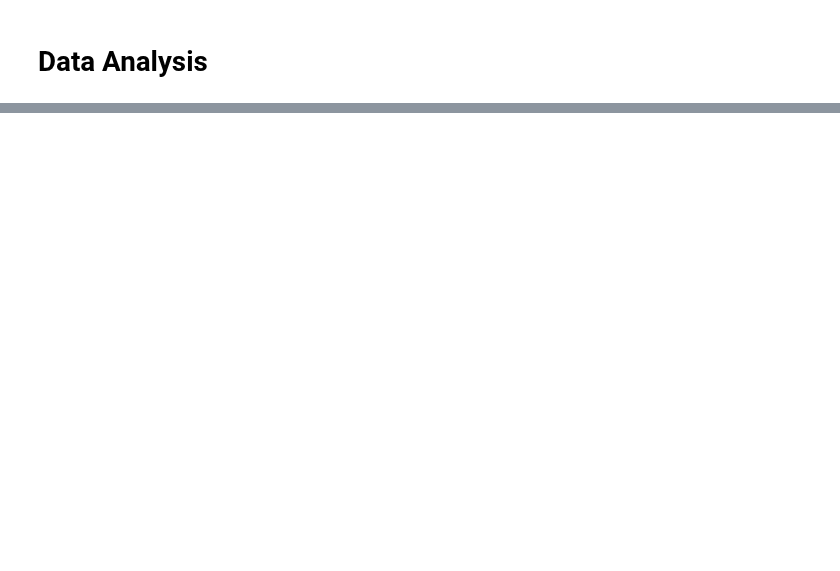
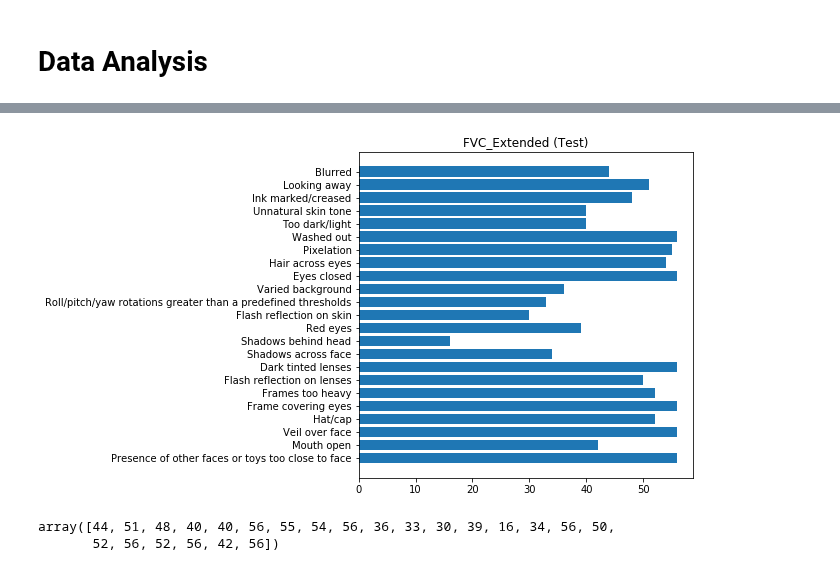
Before and after one commit to arnaldog12/icaonet, a Jupyter notebook: DataAnalysis.ipynb, the cells around one changed output, grey strips where cells are left out. Cells and saved outputs as stored; diff of their text form; code cells hidden in the pictures; blank space fills up the shorter version.

```diff
--- a/DataAnalysis.ipynb
+++ b/DataAnalysis.ipynb
@@ -56,0 +65,6 @@ plt.show()
+# %%
+plot.requirements_count(mrk_test_fvc_extended, fig_title='FVC_Extended (Test)')
+# %% [output]
+[figure, added]
+array([44, 51, 48, 40, 40, 56, 55, 54, 56, 36, 33, 30, 39, 16, 34, 56, 50,
+       52, 56, 52, 56, 42, 56])
```
Also changed, not shown: parts of 12 cells of this notebook, 2 other files.
